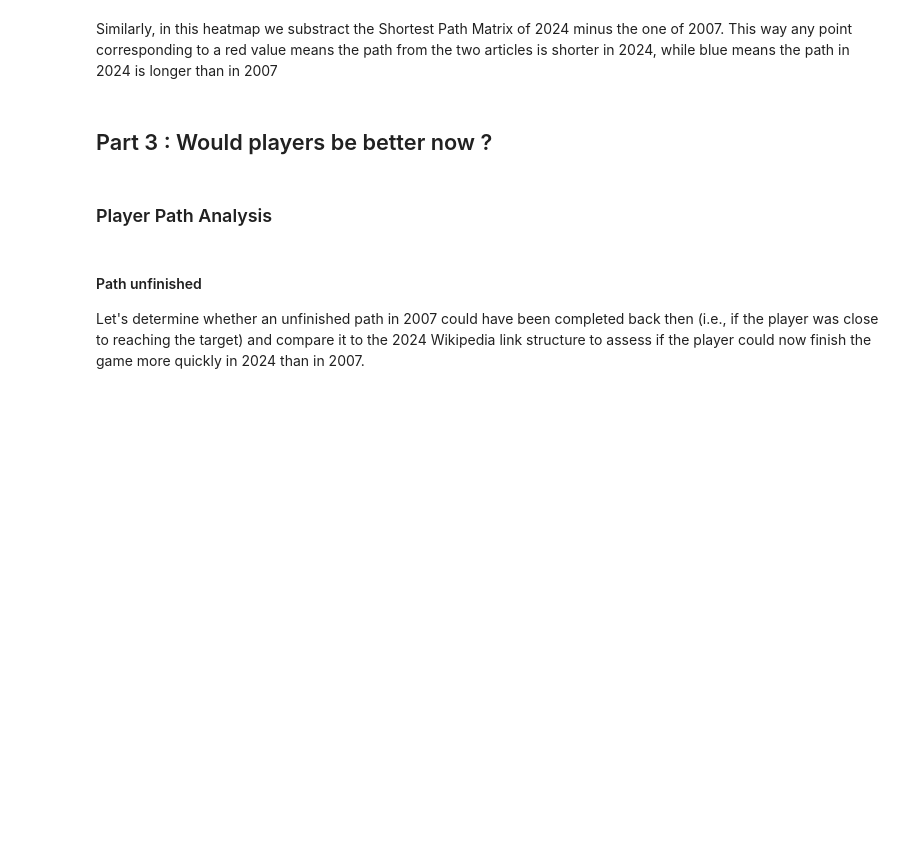
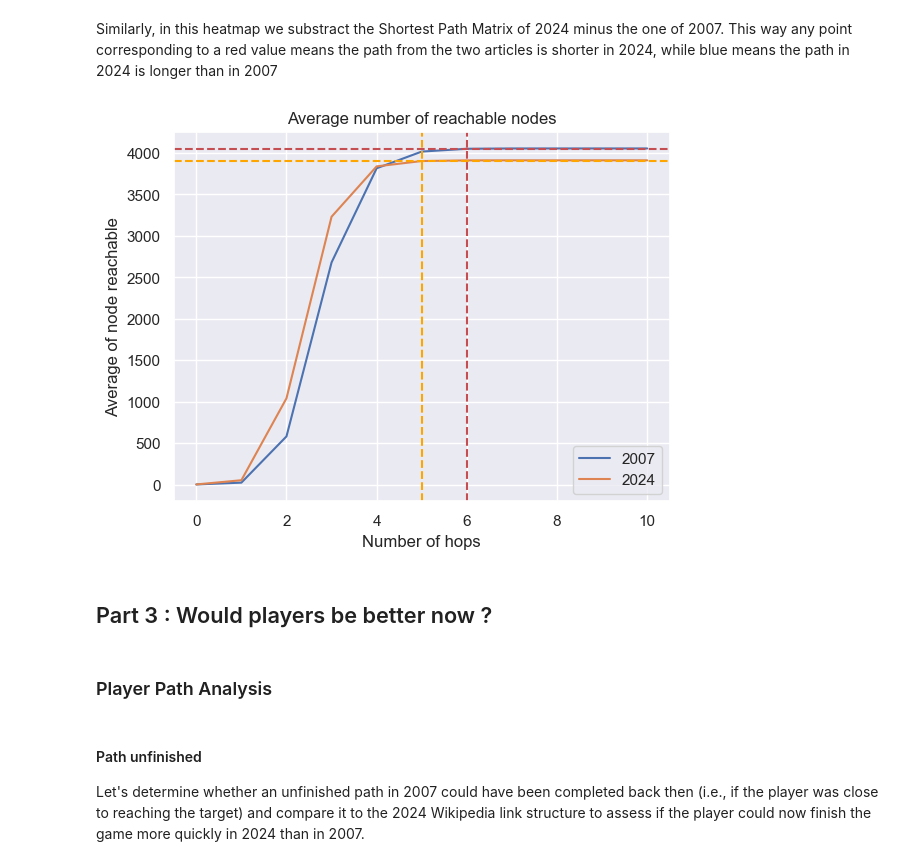
Before and after one commit to epfl-ada/ada-2024-project-outlier-1, a Jupyter notebook: results.ipynb, the cells around one changed output. Drawn from its saved outputs; the diff is of its cells as text; code cells hidden in the pictures; blank space fills up the shorter version.

Commit message:
updated results with the new scrapping data and saving of plots as images

```diff
--- a/results.ipynb
+++ b/results.ipynb
@@ -880,5 +884,9 @@ plotting_difference_heatmap(spm_2007,spm_2024)
 # %% [markdown]
 Similarly, in this heatmap we substract the Shortest Path Matrix of 2024 minus the one of 2007. This way any point corresponding to a red value means the path from the two articles is shorter in 2024, while blue means the path in 2024 is longer than in 2007
+# %%
+plot_distribution_path_length(G_2007,G_2024)
+# %% [output]
+[figure, added]
 # %% [markdown]
 ## Part 3 : Would players be better now ?
 # %% [markdown]
```
Also changed, not shown: parts of 9 cells of this notebook, 6 other files.
